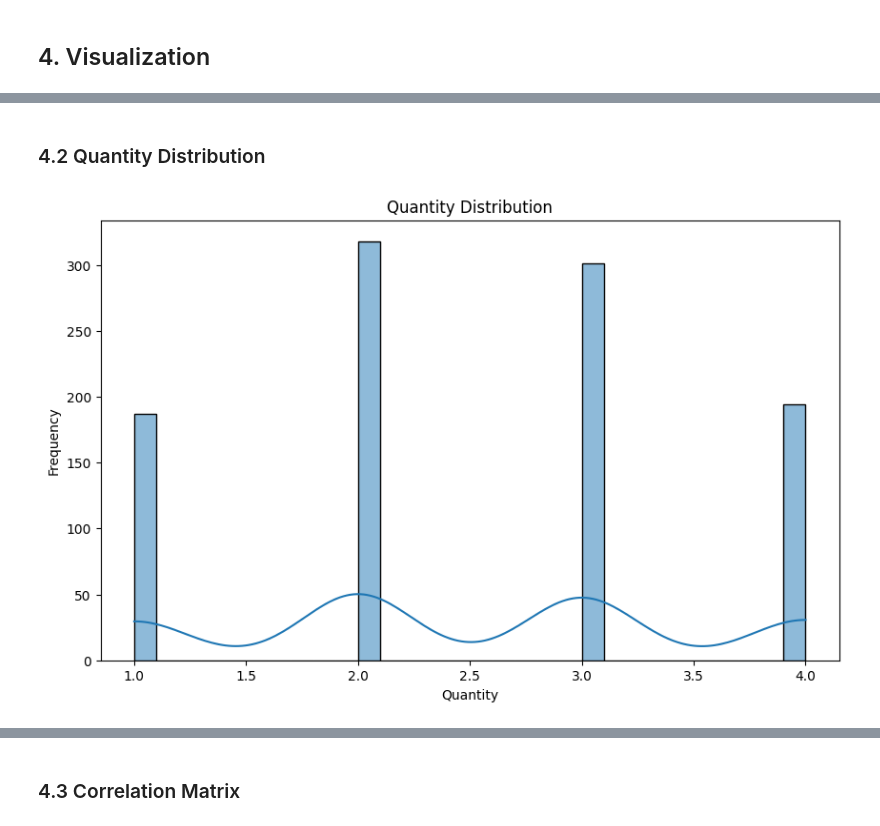
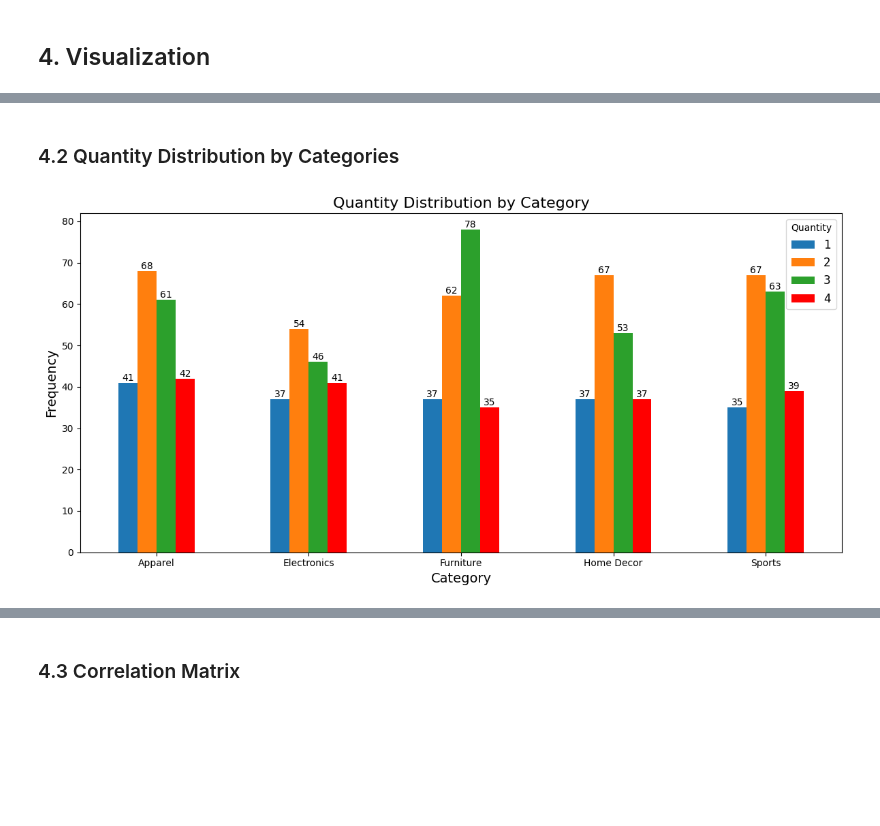
Before and after one commit to AurellGE/sales-prediction, a Jupyter notebook: EAC_ML_Rev.ipynb, the cells around one changed output, grey strips where cells are left out. Drawn from its saved outputs; the diff is of its cells as text; code cells hidden in the pictures; blank space fills up the shorter version.

```diff
--- a/EAC_ML_Rev.ipynb
+++ b/EAC_ML_Rev.ipynb
@@ -771,12 +776,39 @@ plt.show()
 # %% [markdown]
-### 4.2 Quantity Distribution
+### 4.2 Quantity Distribution by Categories
-# %%
-# Quantity Distribution Visualization
-plt.figure(figsize=(10, 6))
-sns.histplot(df['Quantity'], bins=30, kde=True)
-plt.title('Quantity Distribution')
-plt.xlabel('Quantity')
-plt.ylabel('Frequency')
-plt.show()
-# %% [output]
-[figure, removed]
+# %%
+# Quantity Distribution Based on Categories Visualization
+quantity_counts = df.groupby(['Category', 'Quantity']).size().reset_index(name='Frequency')
+pivot_table = quantity_counts.pivot(index='Category', columns='Quantity', values='Frequency').fillna(0)
+
+ax = pivot_table.plot(
+    kind='bar',
+    figsize=(12, 6),
+    stacked=False,
+    color=['#1f77b4', '#ff7f0e', '#2ca02c', '#FF0000']
+)
+
+# Label and Title
+plt.title('Quantity Distribution by Category', fontsize=16)
+plt.xlabel('Category', fontsize=14)
+plt.ylabel('Frequency', fontsize=14)
+plt.xticks(rotation=0)
+plt.legend(title='Quantity', fontsize=12)
+
+# Annotation
+for container in ax.containers:
+    for bar in container:
+        height = bar.get_height()
+        if height > 0:
+            ax.text(
+                bar.get_x() + bar.get_width() / 2,
+                height,
+                int(height),
+                ha='center',
+                va='bottom',
+                fontsize=10
+            )
+
+plt.tight_layout()
+plt.show()
+# %% [output]
+[figure, added]
```
Also changed, not shown: parts of 5 cells of this notebook.
